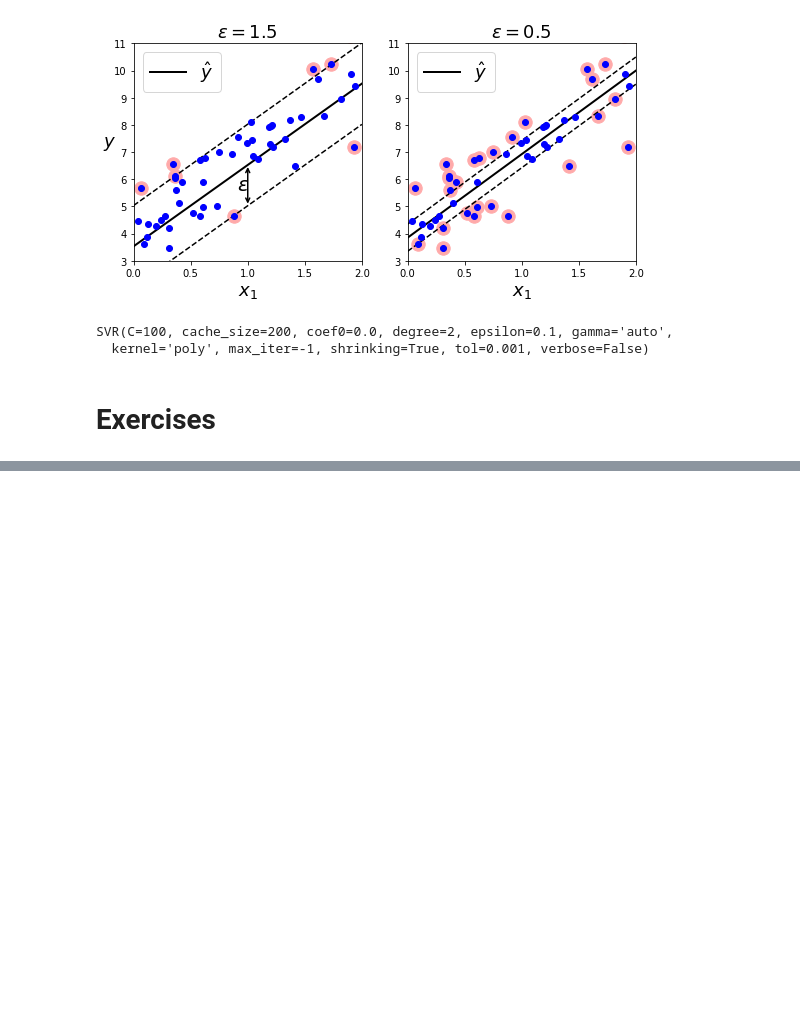
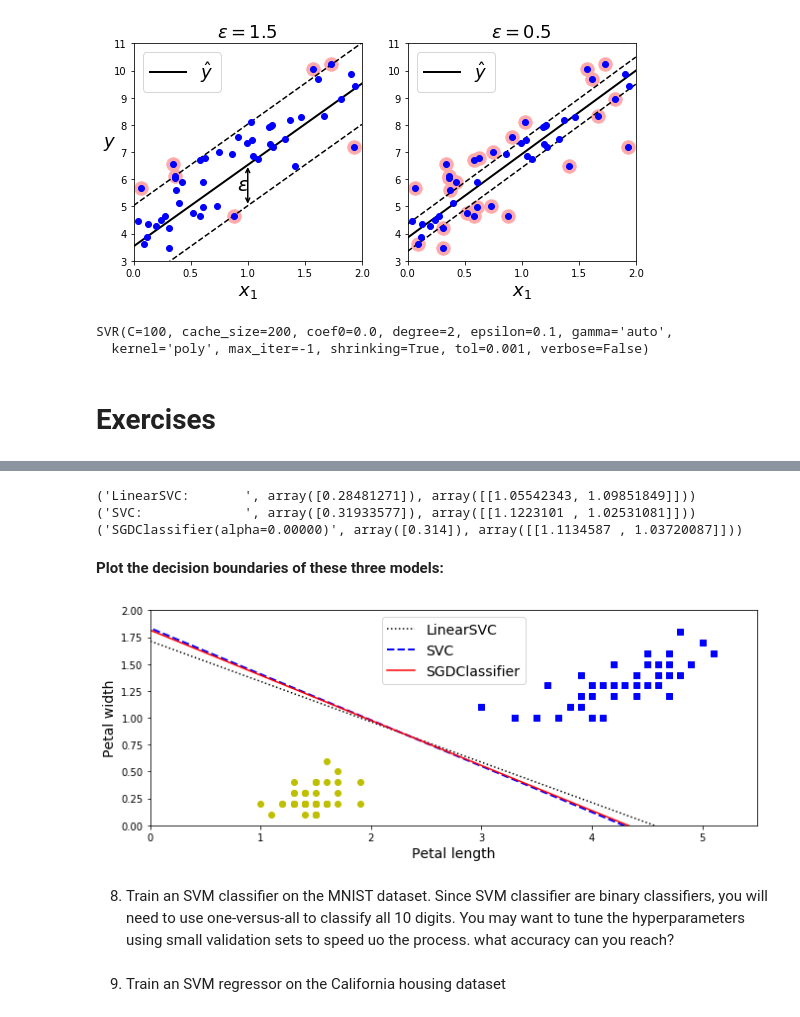
Before and after one commit to jpl1991/Machine-Learning, a Jupyter notebook: Jupyter/Hand_On_Machine_Learning/Support Vector Machines.ipynb, the cells around one changed output, grey strips where cells are left out. Saved outputs shown, nothing was run; the diff lists cells and outputs as text; code cells hidden in the pictures; blank space fills up the shorter version.

```diff
--- a/Jupyter/Hand_On_Machine_Learning/Support Vector Machines.ipynb
+++ b/Jupyter/Hand_On_Machine_Learning/Support Vector Machines.ipynb
@@ -270,0 +309,59 @@ SVR(C=100, cache_size=200, coef0=0.0, degree=2, epsilon=0.1, gamma='auto',
+# %%
+C=5
+alpha = 1/(C*len(X))
+
+lin_clf = LinearSVC(loss="hinge", C=C, random_state=42)
+svm_clf = SVC(kernel="linear", C=C)
+sgd_clf = SGDClassifier(loss="hinge", learning_rate="constant", eta0=0.001, alpha=alpha,
+                       max_iter = 100000, tol=-np.infty, random_state=42)
+scaler = StandardScaler()
+
+X_scaler = scaler.fit_transform(X)
+
+lin_clf.fit(X_scaler,y)
+svm_clf.fit(X_scaler,y)
+sgd_clf.fit(X_scaler,y)
+
+print("LinearSVC:       ", lin_clf.intercept_,lin_clf.coef_)
+print("SVC:             ", svm_clf.intercept_, svm_clf.coef_)
+print("SGDClassifier(alpha={:.5f})".format(sgd_clf.alpha), sgd_clf.intercept_, sgd_clf.coef_)
+# %% [output]
+('LinearSVC:       ', array([0.28481271]), array([[1.05542343, 1.09851849]]))
+('SVC:             ', array([0.31933577]), array([[1.1223101 , 1.02531081]]))
+('SGDClassifier(alpha=0.00000)', array([0.314]), array([[1.1134587 , 1.03720087]]))
+# %% [markdown]
+**Plot the decision boundaries of these three models:**
+# %%
+#Compute the slope and bias of each decision boundary
+w1 = -lin_clf.coef_[0,0]/lin_clf.coef_[0,1]
+b1 = -lin_clf.intercept_[0]/lin_clf.coef_[0,1]
+
+w2 = -svm_clf.coef_[0, 0]/svm_clf.coef_[0, 1]
+b2 = -svm_clf.intercept_[0]/svm_clf.coef_[0, 1]
+w3 = -sgd_clf.coef_[0, 0]/sgd_clf.coef_[0, 1]
+b3 = -sgd_clf.intercept_[0]/sgd_clf.coef_[0, 1]
+
+#Transform the decsision boundary lines back to the original scale
+line1 = scaler.inverse_transform([[-10,-10*w1+b1],[10,10*w1+b1]])
+line2 = scaler.inverse_transform([[-10,-10*w2+b2],[10,10*w2+b2]])
+line3 = scaler.inverse_transform([[-10,-10*w3+b3],[10,10*w3+b3]])
+
+#Plot all three decision boundaries
+plt.figure(figsize=(11, 4))
+plt.plot(line1[:, 0], line1[:, 1], "k:", label="LinearSVC")
+plt.plot(line2[:, 0], line2[:, 1], "b--", linewidth=2, label="SVC")
+plt.plot(line3[:, 0], line3[:, 1], "r-", label="SGDClassifier")
+plt.plot(X[:, 0][y==1], X[:, 1][y==1], "bs") # label="Iris-Versicolor"
+plt.plot(X[:, 0][y==0], X[:, 1][y==0], "yo") # label="Iris-Setosa"
+plt.xlabel("Petal length", fontsize=14)
+plt.ylabel("Petal width", fontsize=14)
+plt.legend(loc="upper center", fontsize=14)
+plt.axis([0, 5.5, 0, 2])
+
+plt.show()
+# %% [output]
+[figure, added]
+# %% [markdown]
+8. Train an SVM classifier on the MNIST dataset. Since SVM classifier are binary classifiers, you will need to use one-versus-all to classify all 10 digits. You may want to tune the hyperparameters using small validation sets to speed uo the process. what accuracy can you reach?
+# %% [markdown]
+9. Train an SVM regressor on the California housing dataset
```
Also changed, not shown: parts of 16 cells of this notebook.
